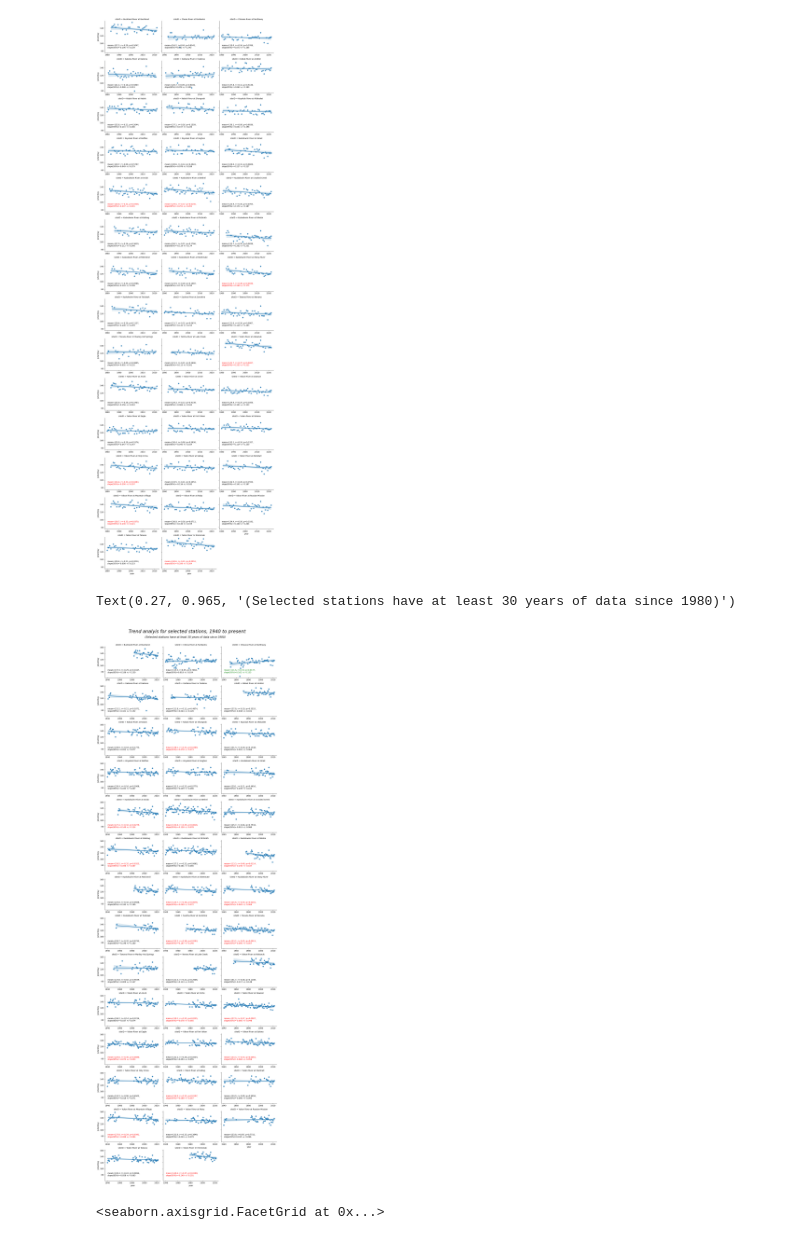
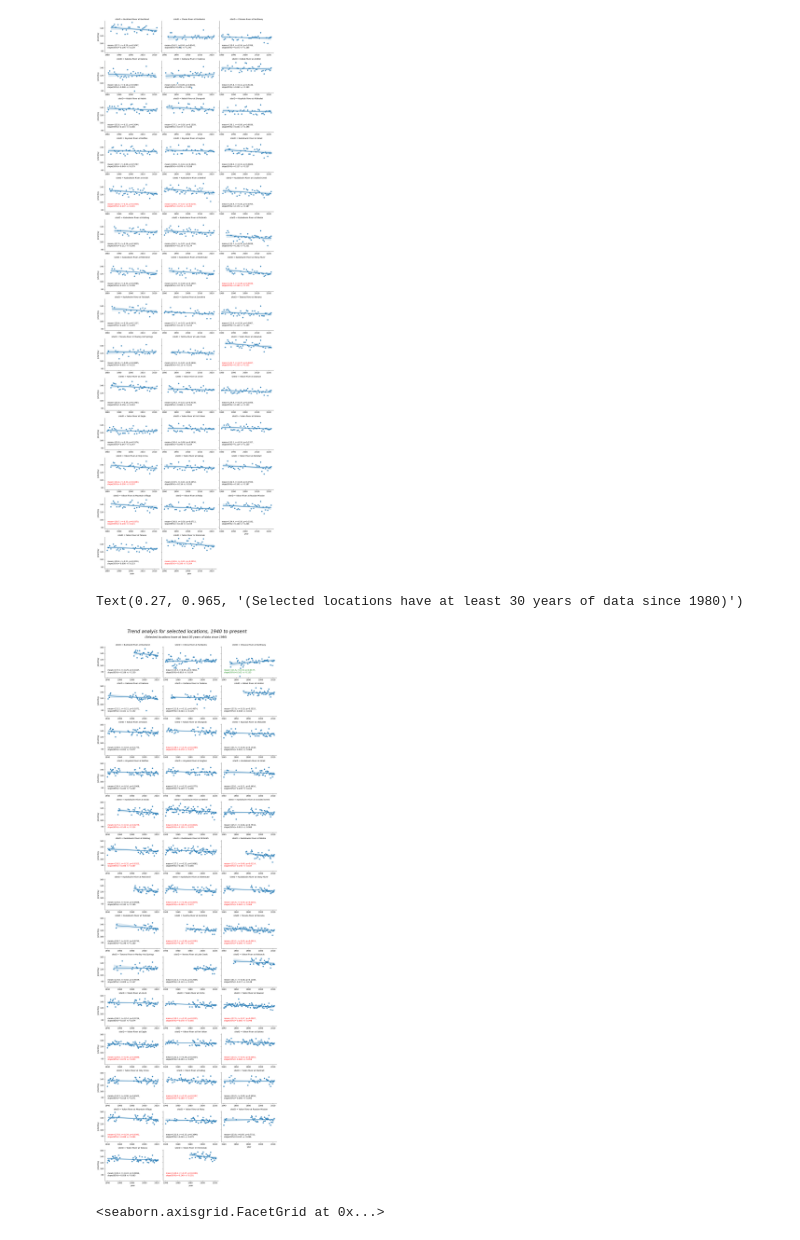
Before and after one commit to chryss/riverice, a Jupyter notebook: JupyterNotebooks/APRFC_breakupdata_clean.ipynb, the cells around one changed output. Drawn from its saved outputs; the diff is of its cells as text; code cells hidden in the pictures.

Commit message:
more plotting

```diff
--- a/JupyterNotebooks/APRFC_breakupdata_clean.ipynb
+++ b/JupyterNotebooks/APRFC_breakupdata_clean.ipynb
@@ -127,34 +127,34 @@ for ax in g.axes.flatten():
 # %%
 g = sns.lmplot(data=breakup_all_clean.sort_values(['siteID', 'year']), x="year", y="JulianDay",
                col='siteID', col_wrap=3, height=3, aspect=1.5,)
 
 def annotate(data, **kws):
     result = scipy.stats.linregress(data['year'], data['JulianDay'])
     avg = data['JulianDay'].mean()
     # t-test for 95 % confidence interval:
     tinv = lambda p, df: abs(scipy.stats.t.ppf(p/2, df))
     ts = tinv(0.05, len(data['year'])-2)
     ax = plt.gca()
     if result.pvalue < 0.05:
         if result.rvalue < 0:
             color="red"
         if result.rvalue > 0:
             color="green"
     else:
         color="black"
     ax.text(.05, .15, f'mean={avg:.1f}, r={result.rvalue:.2f}, p={result.pvalue:.4f},\nslope(95%)={result.slope:.3f} +/- {ts*result.stderr:.3f}',
             transform=ax.transAxes, color=color)
 
 g.map_dataframe(annotate)
 for ax in g.axes.flatten():
     ax.tick_params(labelbottom=True)
 
 g.fig.subplots_adjust(top=0.95)
-g.fig.suptitle('Trend analyis for selected stations, 1940 to present', fontsize=24, style="italic")
-g.fig.text(x=0.27, y=0.965, s='(Selected stations have at least 30 years of data since 1980)', fontsize=14, style="italic")
+g.fig.suptitle('Trend analyis for selected locations, 1940 to present', fontsize=24, style="italic")
+g.fig.text(x=0.27, y=0.965, s='(Selected locations have at least 30 years of data since 1980)', fontsize=14, style="italic")
 # %% [output]
-Text(0.27, 0.965, '(Selected stations have at least 30 years of data since 1980)')
+Text(0.27, 0.965, '(Selected locations have at least 30 years of data since 1980)')
-[figure, old version]
+[figure, new version]
 # %%
 
 g = sns.FacetGrid(breakup_clean, col='siteID', col_wrap=2, height=3, aspect=2)
```
